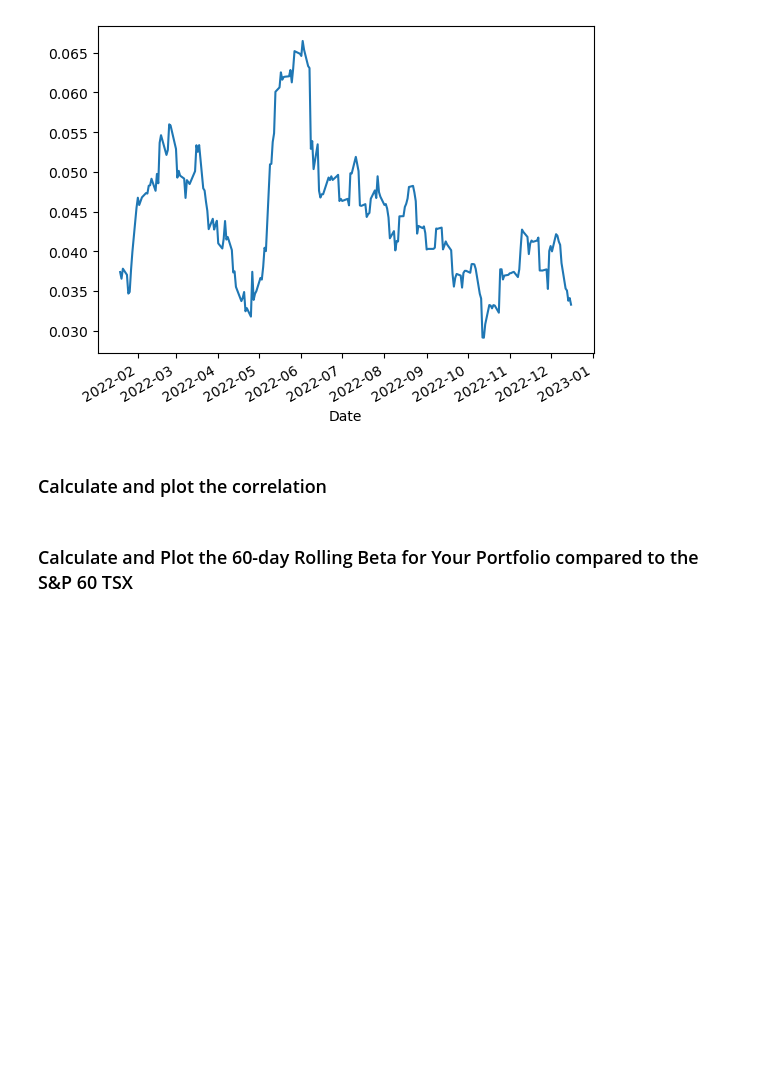
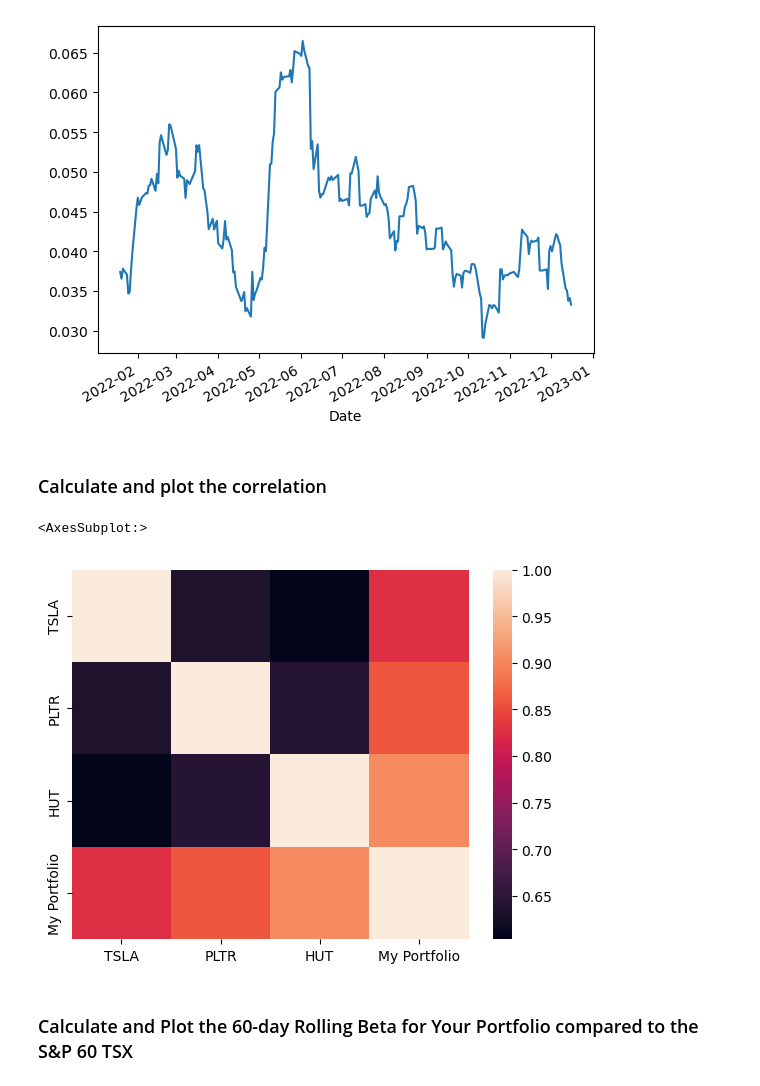
Before and after one commit to juil/fintech-uoftbootcamp, a Jupyter notebook: week04/unit04-assignment/whale_analysis.ipynb, the cells around one changed output. Drawn from its saved outputs; the diff is of its cells as text; code cells hidden in the pictures; blank space fills up the shorter version.

```diff
--- a/week04/unit04-assignment/whale_analysis.ipynb
+++ b/week04/unit04-assignment/whale_analysis.ipynb
@@ -545,4 +545,5 @@ Name: My Portfolio, dtype: float64
 ## Join your portfolio returns to the DataFrame that contains all of the portfolio returns
 # %%
 # Join your returns DataFrame to the original returns DataFrame
-df_daily_returns = pd.concat([df_daily_returns, weighted_returns], axis='columns')
+# compare_returns = pd.concat([df_daily_returns, weighted_returns], axis='columns')
+all_returns
@@ -583,6 +599,11 @@ portfolio_21d_std.plot()
 ### Calculate and plot the correlation
 # %%
 # Calculate and plot the correlation
+portfolio_correlation = df_daily_returns.corr()
+sns.heatmap(portfolio_correlation)
+# %% [output]
+<AxesSubplot:>
+[figure, added]
 # %% [markdown]
 ### Calculate and Plot the 60-day Rolling Beta for Your Portfolio compared to the S&P 60 TSX
 # %%
```
Also changed, not shown: parts of 4 cells of this notebook.
